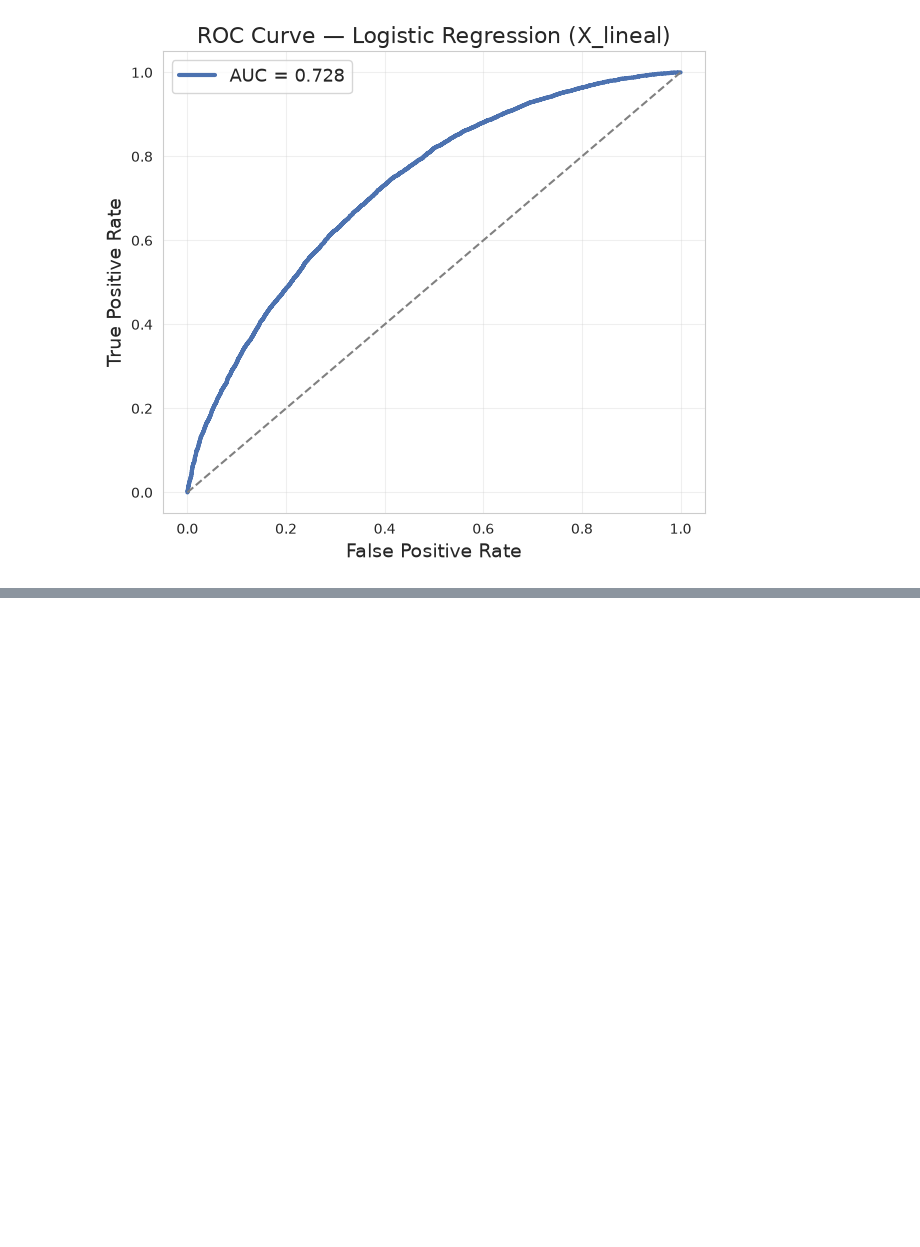
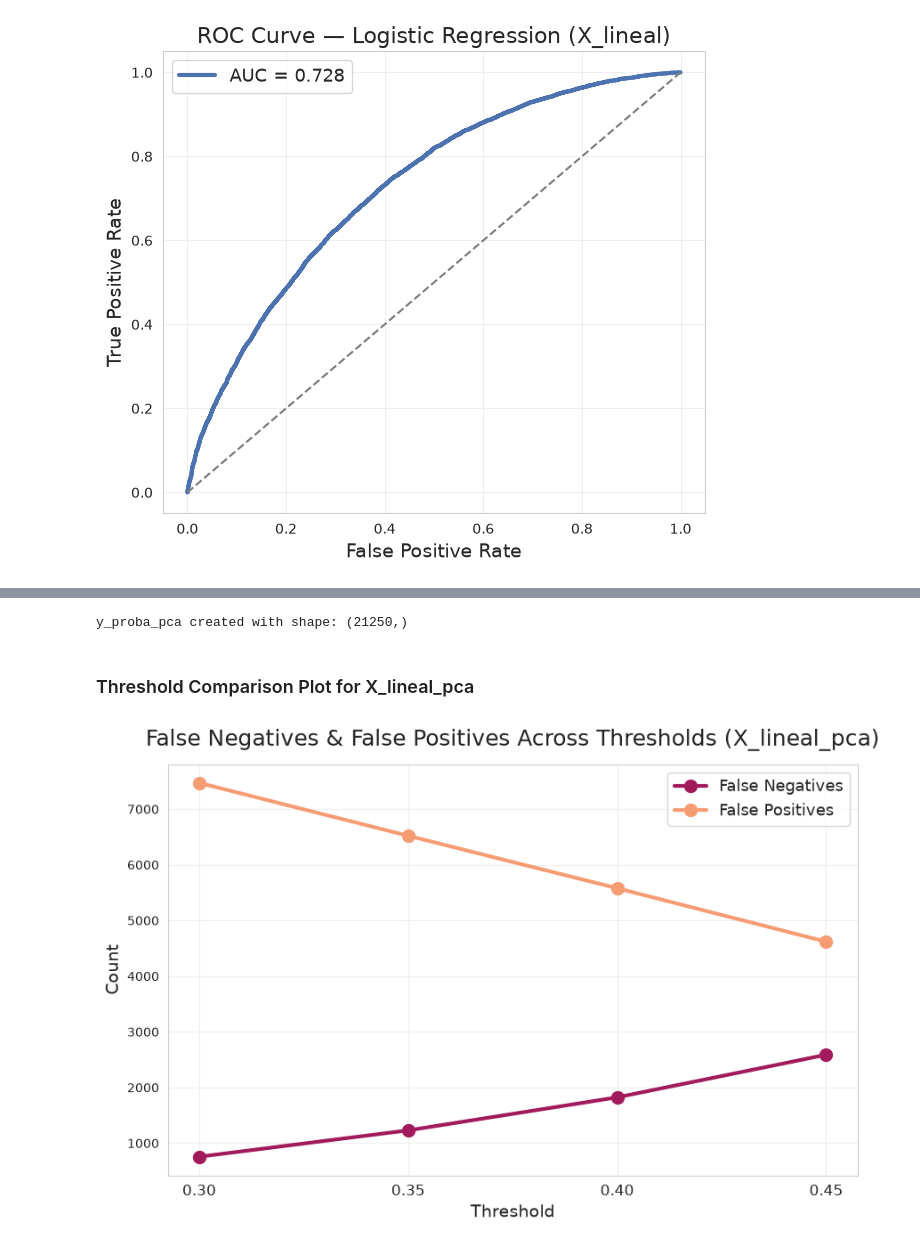
Before and after one commit to JoseAlberto88/Credit-Default-Risk-Analysis, a Jupyter notebook: python/4. Logistic regression.ipynb, the cells around one changed output, grey strips where cells are left out. Cells and saved outputs as stored; diff of their text form; code cells hidden in the pictures; blank space fills up the shorter version.

Commit message:
Added PCA models, threshold=30% analysis, confusion matrices, AUC curves, updated log_table, and new markdown sections

```diff
--- a/python/4. Logistic regression.ipynb
+++ b/python/4. Logistic regression.ipynb
@@ -570,0 +735,69 @@ Together, these two models illustrate the shift from a statistically balanced cl
+# %%
+# ============================================================
+# Generate predicted probabilities for PCA model
+# ============================================================
+
+y_proba_pca = log_reg_pca.predict_proba(X_test_pca_scaled)[:, 1]
+
+print("y_proba_pca created with shape:", y_proba_pca.shape)
+# %% [output]
+y_proba_pca created with shape: (21250,)
+# %% [markdown]
+### Threshold Comparison Plot for X_lineal_pca
+# %%
+import numpy as np
+import matplotlib.pyplot as plt
+import seaborn as sns
+from sklearn.metrics import confusion_matrix
+
+# ============================================================
+# Thresholds to evaluate
+# ============================================================
+thresholds = [0.45, 0.40, 0.35, 0.30]
+
+fn_values = []
+fp_values = []
+
+for t in thresholds:
+    y_pred_t = (y_proba_pca >= t).astype(int)
+    cm = confusion_matrix(y_test_pca, y_pred_t)
+
+    fn_values.append(cm[1,0])   # False Negatives
+    fp_values.append(cm[0,1])   # False Positives
+
+
+# ============================================================
+# Beautiful Plot (New Color Palette)
+# ============================================================
+
+plt.figure(figsize=(10,6))
+sns.set_style("whitegrid")
+
+# New palette: "rocket" (warm gradient)
+palette = sns.color_palette("rocket", len(thresholds))
+
+plt.plot(
+    thresholds, fn_values,
+    marker="o", linewidth=3, markersize=10,
+    color=palette[1], label="False Negatives"
+)
+
+plt.plot(
+    thresholds, fp_values,
+    marker="o", linewidth=3, markersize=10,
+    color=palette[3], label="False Positives"
+)
+
+plt.title("False Negatives & False Positives Across Thresholds (X_lineal_pca)",
+          fontsize=18, pad=15)
+
+plt.xlabel("Threshold", fontsize=14)
+plt.ylabel("Count", fontsize=14)
+
+plt.xticks(thresholds, fontsize=12)
+plt.legend(fontsize=13)
+plt.grid(alpha=0.3)
+
+plt.show()
+# %% [output]
+[figure, added]
```
Also changed, not shown: parts of 16 cells of this notebook.
